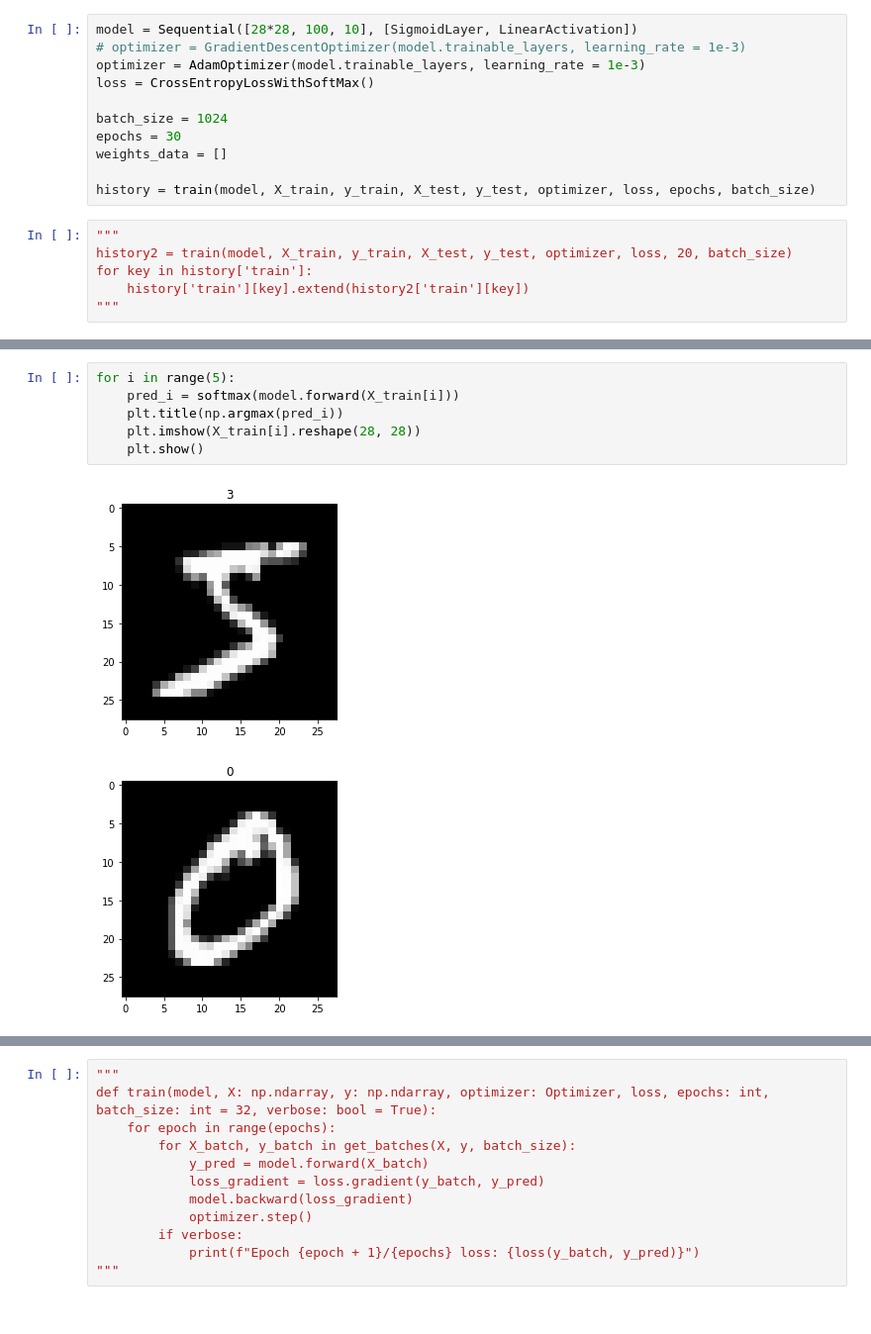
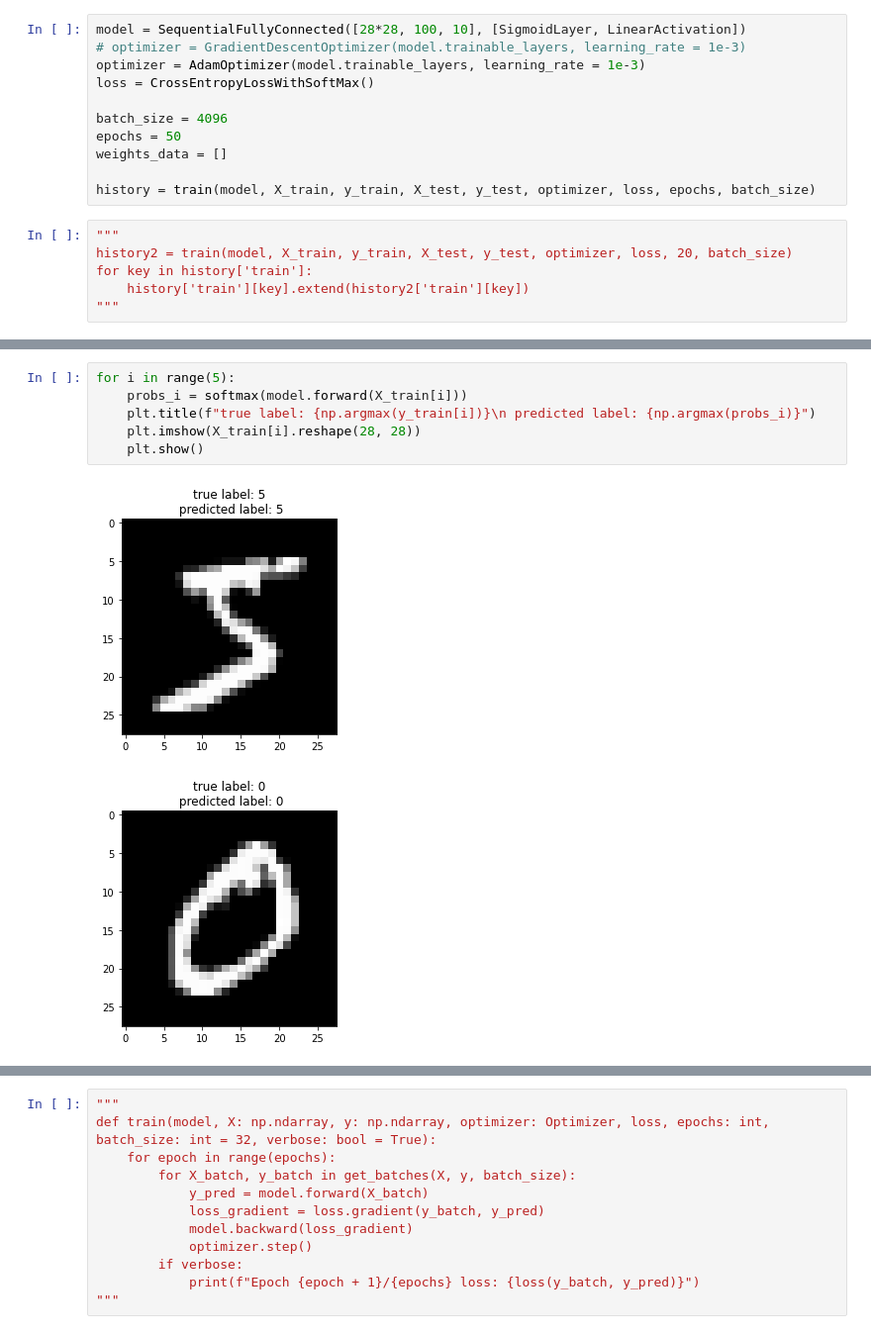
Before and after one commit to proshian/DNN_course, a Jupyter notebook: lab1/numpy_CNN/numpy_FC.ipynb, the cells around one changed output, grey strips where cells are left out. Shown at 99% size. Cells and saved outputs as stored; diff of their text form.

```diff
--- a/lab1/numpy_CNN/numpy_FC.ipynb
+++ b/lab1/numpy_CNN/numpy_FC.ipynb
@@ -143,13 +144,13 @@ def train(model, X_train: np.ndarray, y_train: np.ndarray, X_test: np.ndarray, y
 
     return history
 # %%
-model = Sequential([28*28, 100, 10], [SigmoidLayer, LinearActivation])
+model = SequentialFullyConnected([28*28, 100, 10], [SigmoidLayer, LinearActivation])
 # optimizer = GradientDescentOptimizer(model.trainable_layers, learning_rate = 1e-3)
 optimizer = AdamOptimizer(model.trainable_layers, learning_rate = 1e-3)
 loss = CrossEntropyLossWithSoftMax()
 
-batch_size = 1024
-epochs = 30
+batch_size = 4096
+epochs = 50
 weights_data = []
 
 history = train(model, X_train, y_train, X_test, y_test, optimizer, loss, epochs, batch_size)
@@ -182,9 +183,9 @@ for key, value in history['train'].items():
 # %%
 for i in range(5):
-    pred_i = softmax(model.forward(X_train[i]))
-    plt.title(np.argmax(pred_i))
+    probs_i = softmax(model.forward(X_train[i]))
+    plt.title(f"true label: {np.argmax(y_train[i])}\n predicted label: {np.argmax(probs_i)}")
     plt.imshow(X_train[i].reshape(28, 28))
     plt.show()
 # %% [output]
-[figure, old version]
+[figure, new version]
-[figure, old version]
+[figure, new version]
```
Also changed, not shown: parts of 11 cells of this notebook, 8 other files.
